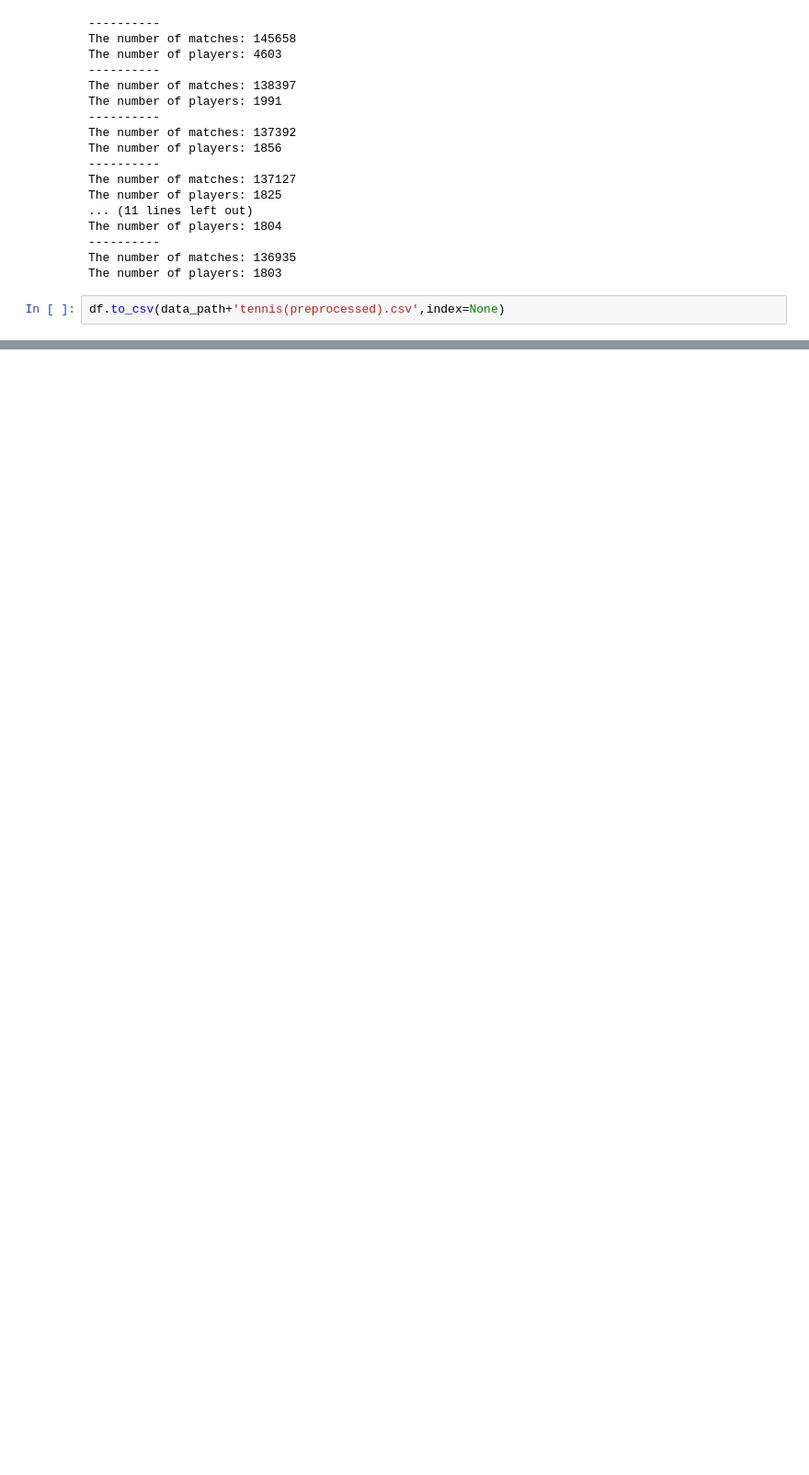
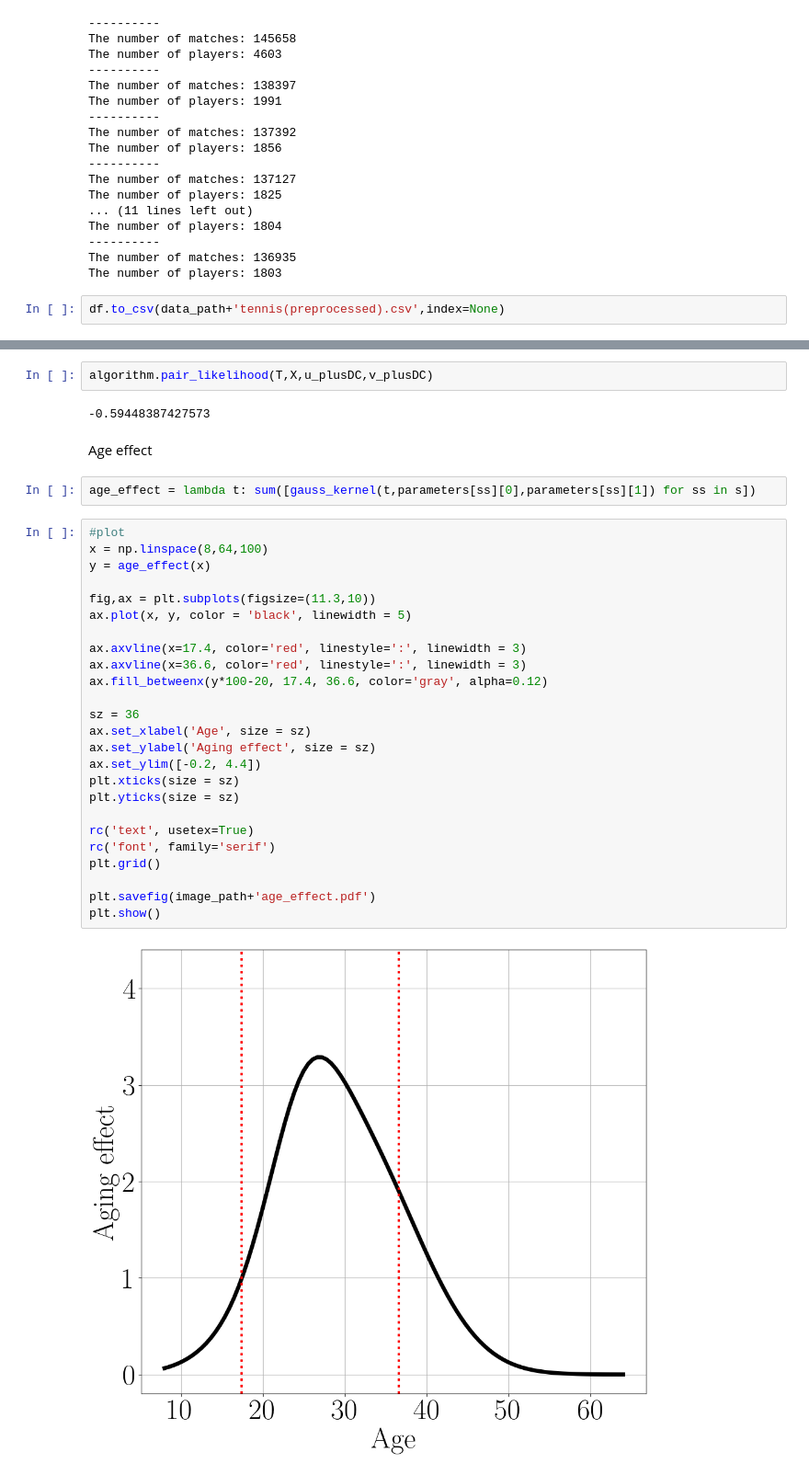
Before and after one commit to PinjunD/Statistical-ranking-with-dynamic-covariate, a Jupyter notebook: tennis.ipynb, the cells around one changed output, grey strips where cells are left out. Shown: that part at 92% size. Drawn from its saved outputs; the diff is of its cells as text; blank space fills up the shorter version.

```diff
--- a/tennis.ipynb
+++ b/tennis.ipynb
@@ -146,0 +196,35 @@ KeyboardInterrupt:
+# %%
+algorithm.pair_likelihood(T,X,u_plusDC,v_plusDC)
+# %% [output]
+-0.59448387427573
+# %% [markdown]
+Age effect
+# %%
+age_effect = lambda t: sum([gauss_kernel(t,parameters[ss][0],parameters[ss][1]) for ss in s])
+# %%
+#plot
+x = np.linspace(8,64,100)
+y = age_effect(x)
+
+fig,ax = plt.subplots(figsize=(11.3,10))
+ax.plot(x, y, color = 'black', linewidth = 5)
+
+ax.axvline(x=17.4, color='red', linestyle=':', linewidth = 3)
+ax.axvline(x=36.6, color='red', linestyle=':', linewidth = 3)
+ax.fill_betweenx(y*100-20, 17.4, 36.6, color='gray', alpha=0.12)
+
+sz = 36
+ax.set_xlabel('Age', size = sz)
+ax.set_ylabel('Aging effect', size = sz)
+ax.set_ylim([-0.2, 4.4])
+plt.xticks(size = sz)
+plt.yticks(size = sz)
+
+rc('text', usetex=True)
+rc('font', family='serif')
+plt.grid()
+
+plt.savefig(image_path+'age_effect.pdf')
+plt.show()
+# %% [output]
+[figure, added]
```
Also changed, not shown: parts of 16 cells of this notebook, 19 other files.
